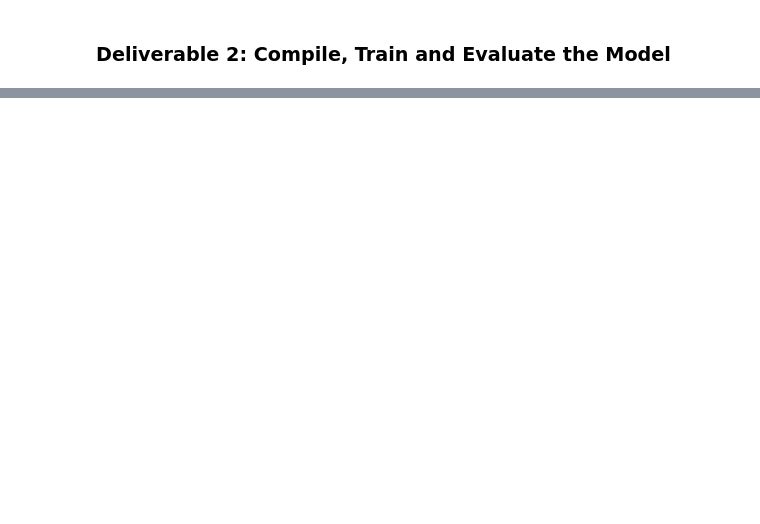
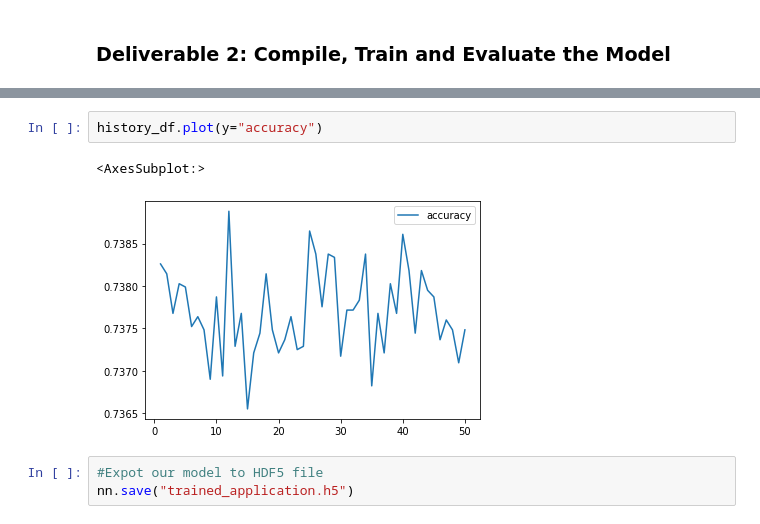
Before and after one commit to ohughes16/Neural_Network_Charity_Analysis, a Jupyter notebook: AlphabetSoupCharity.ipynb, the cells around one changed output, grey strips where cells are left out. Saved outputs shown, nothing was run; the diff lists cells and outputs as text; blank space fills up the shorter version.

```diff
--- a/AlphabetSoupCharity.ipynb
+++ b/AlphabetSoupCharity.ipynb
@@ -241,0 +285,8 @@ print(f"Loss: {model_loss}, Accuracy: {model_accuracy}")
+# %%
+history_df.plot(y="accuracy")
+# %% [output]
+<AxesSubplot:>
+[figure, added]
+# %%
+#Expot our model to HDF5 file
+nn.save("trained_application.h5")
```
Also changed, not shown: parts of 9 cells of this notebook, 11 other files.
